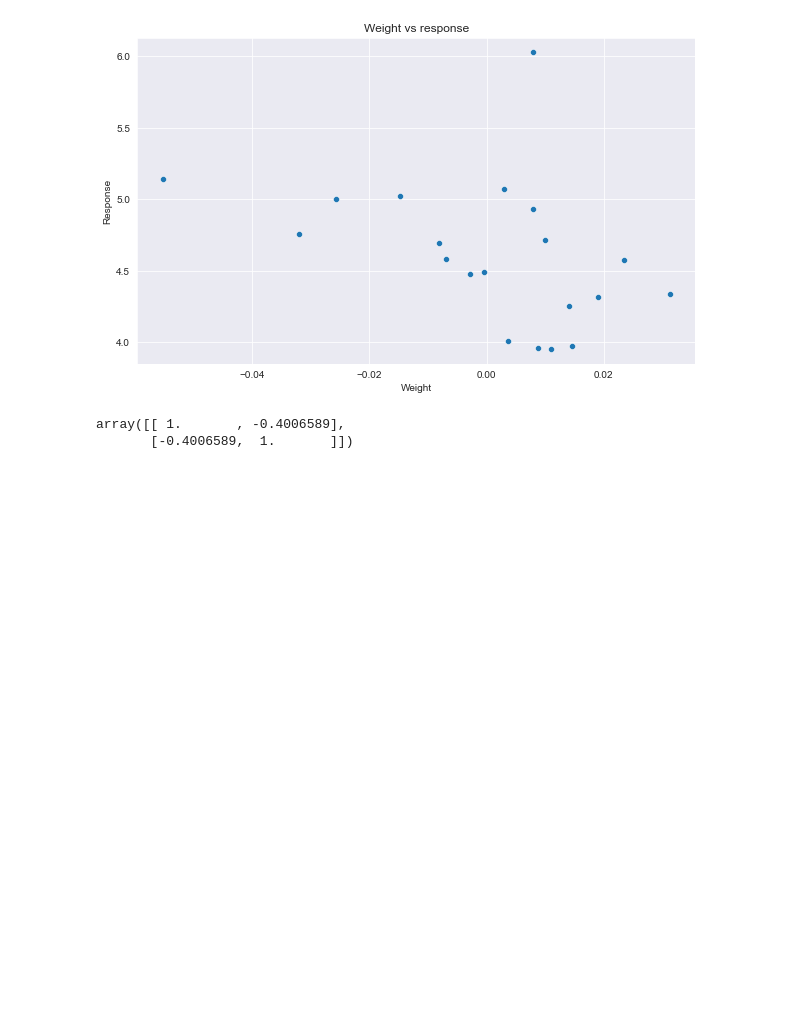
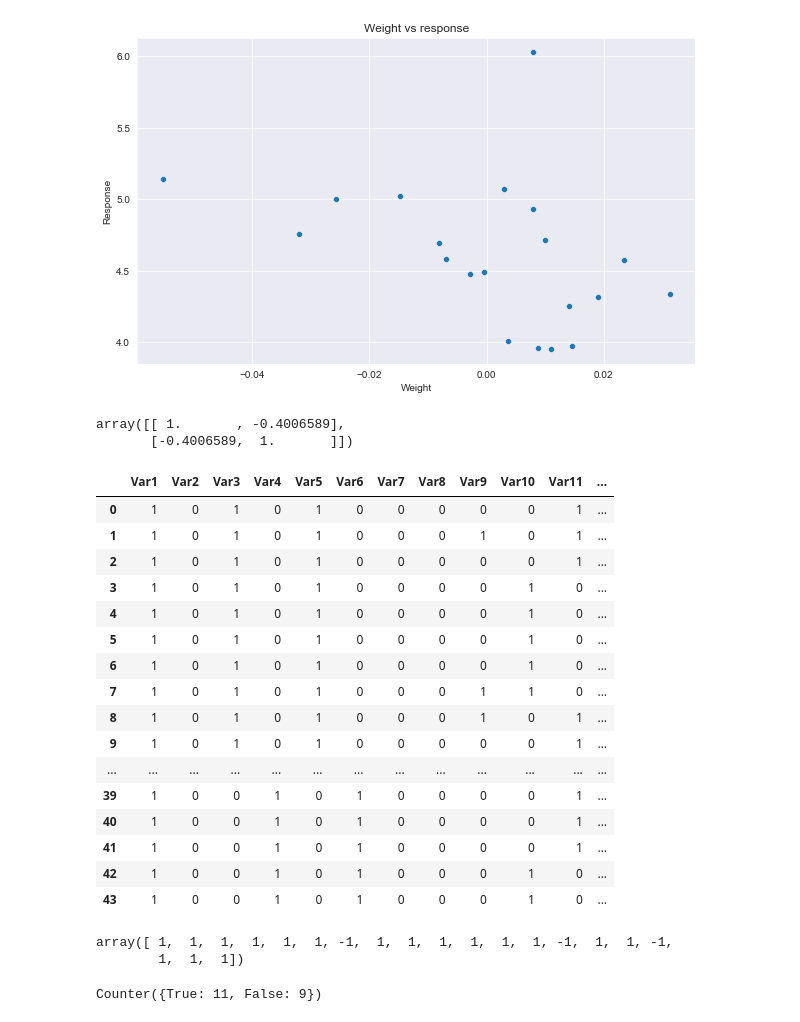
Before and after one commit to lucvergnes/CognitiveMod, a Jupyter notebook: Lab2_S2.ipynb, the cells around one changed output. Drawn from its saved outputs; the diff is of its cells as text; code cells hidden in the pictures; blank space fills up the shorter version.

```diff
--- a/Lab2_S2.ipynb
+++ b/Lab2_S2.ipynb
@@ -160,3 +181,29 @@ corr
 # %% [output]
 array([[ 1.       , -0.4006589],
        [-0.4006589,  1.       ]])
+# %%
+datafolder = r'C:/Users/Luc/PycharmProjects/CognitiveMod/data/'
+
+properties = pd.read_csv(datafolder + 'CategoryVectors.txt')
+properties = properties.iloc[:44].reset_index(drop=True)
+properties
+
+#len(neuralResAnimate)
+# %% [output]
+|  | Var1 | Var2 | Var3 | Var4 | Var5 | Var6 | Var7 | Var8 | Var9 | Var10 | Var11 | ... |
+| 0 | 1 | 0 | 1 | 0 | 1 | 0 | 0 | 0 | 0 | 0 | 1 | ... |
+| 1 | 1 | 0 | 1 | 0 | 1 | 0 | 0 | 0 | 1 | 0 | 1 | ... |
+| 2 | 1 | 0 | 1 | 0 | 1 | 0 | 0 | 0 | 0 | 0 | 1 | ... |
+| 3 | 1 | 0 | 1 | 0 | 1 | 0 | 0 | 0 | 0 | 1 | 0 | ... |
+| 4 | 1 | 0 | 1 | 0 | 1 | 0 | 0 | 0 | 0 | 1 | 0 | ... |
+| 5 | 1 | 0 | 1 | 0 | 1 | 0 | 0 | 0 | 0 | 1 | 0 | ... |
+| 6 | 1 | 0 | 1 | 0 | 1 | 0 | 0 | 0 | 0 | 1 | 0 | ... |
+| 7 | 1 | 0 | 1 | 0 | 1 | 0 | 0 | 0 | 1 | 1 | 0 | ... |
+| 8 | 1 | 0 | 1 | 0 | 1 | 0 | 0 | 0 | 1 | 0 | 1 | ... |
+| 9 | 1 | 0 | 1 | 0 | 1 | 0 | 0 | 0 | 0 | 0 | 1 | ... |
+| ... | ... | ... | ... | ... | ... | ... | ... | ... | ... | ... | ... | ... |
+| 39 | 1 | 0 | 0 | 1 | 0 | 1 | 0 | 0 | 0 | 0 | 1 | ... |
+| 40 | 1 | 0 | 0 | 1 | 0 | 1 | 0 | 0 | 0 | 0 | 1 | ... |
+| 41 | 1 | 0 | 0 | 1 | 0 | 1 | 0 | 0 | 0 | 0 | 1 | ... |
+| 42 | 1 | 0 | 0 | 1 | 0 | 1 | 0 | 0 | 0 | 1 | 0 | ... |
+| 43 | 1 | 0 | 0 | 1 | 0 | 1 | 0 | 0 | 0 | 1 | 0 | ... |
@@ -162,0 +224,16 @@ array([[ 1.       , -0.4006589],
+# %%
+clf2 = SVC(kernel='linear')
+clf2.fit(trainSet, LabelSet)
+prediction2 = clf2.predict(testSet)
+prediction2
+# %% [output]
+array([ 1,  1,  1,  1,  1,  1, -1,  1,  1,  1,  1,  1,  1, -1,  1,  1, -1,
+        1,  1,  1])
+# %%
+from collections import Counter
+
+result2 = [a == b for a, b in zip(LabelSet , prediction2)]
+counts2 = Counter(result2)
+print(counts2)
+# %% [output]
+Counter({True: 11, False: 9})
```
Also changed, not shown: parts of 2 cells of this notebook, 1 other file.
